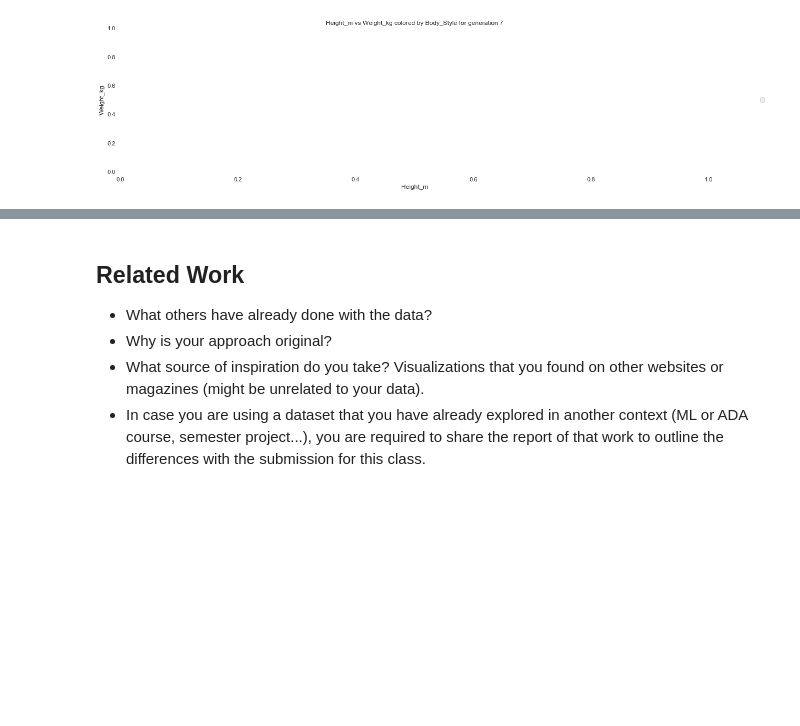
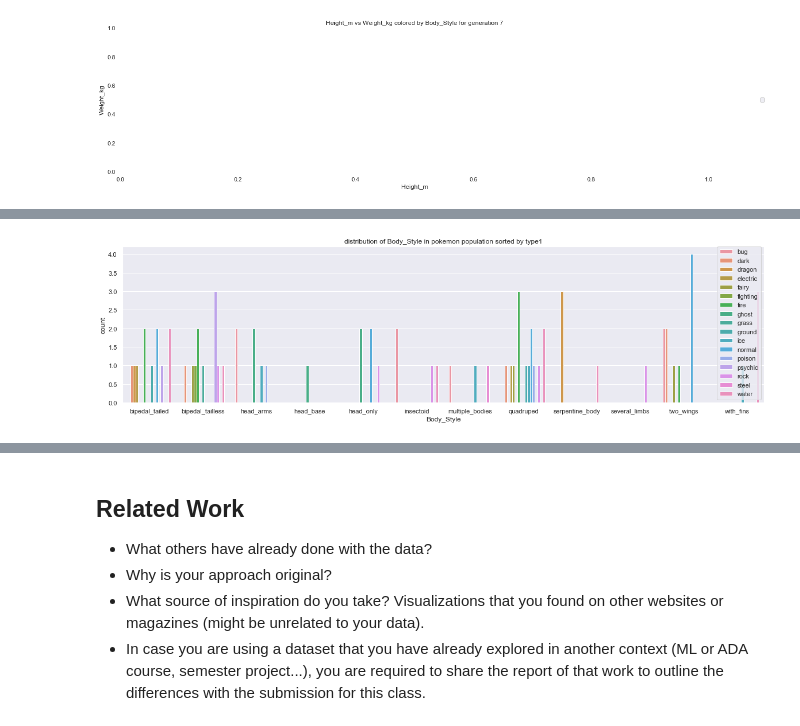
Before and after one commit to com-480-data-visualization/com-480-project-analaktycs, a Jupyter notebook: Milestone1.ipynb, the cells around one changed output, grey strips where cells are left out. Cells and saved outputs as stored; diff of their text form; code cells hidden in the pictures; blank space fills up the shorter version.

```diff
--- a/Milestone1.ipynb
+++ b/Milestone1.ipynb
@@ -1166,0 +1203,8 @@ No handles with labels found to put in legend.
+# %%
+ind  = (-win_rate).argsort()[:800].astype('int32')
+top_ten_percent_id= ind[:80]
+bottom_ten_percent_id= ind[702:782]
+top_ten_percent=data.iloc[top_ten_percent_id]
+bottom_ten_percent = data.iloc[bottom_ten_percent_id]
+stats=data[["hp", "defense", "attack", "sp_defense", "sp_attack", "speed", "base_total"]]
+bottom_ten_percent
@@ -1166,0 +1225,6 @@ No handles with labels found to put in legend.
+# %%
+
+plt.figure( figsize=(20, 5))
+create_barplot(top_ten_percent, 'Body_Style', 'type1')
+# %% [output]
+[figure, added]
```
Also changed, not shown: parts of 23 cells of this notebook.
